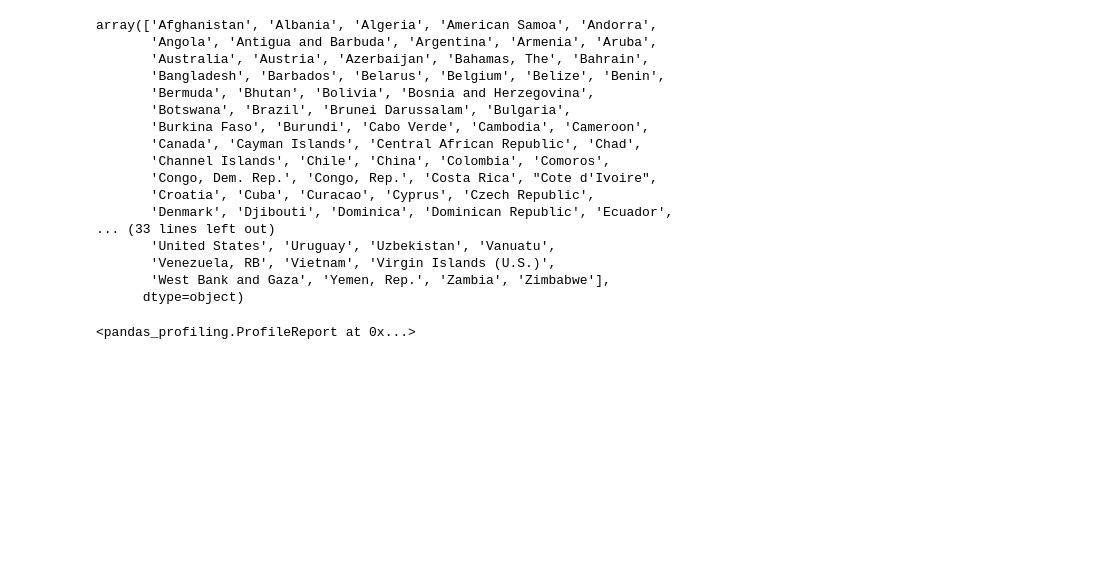
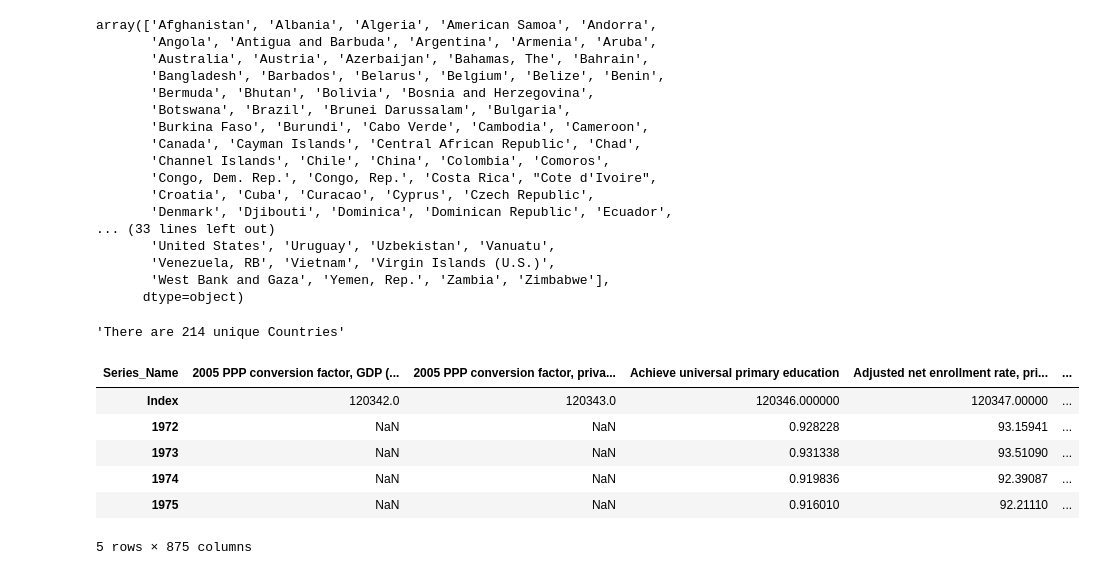
Before and after one commit to Andrew-Carl/United-Nations-Millennium-Development-Goals, a Jupyter notebook: Cleaning.ipynb, the cells around one changed output. Saved outputs shown, nothing was run; the diff lists cells and outputs as text; code cells hidden in the pictures; blank space fills up the shorter version.

Commit message:
Added a new function

```diff
--- a/Cleaning.ipynb
+++ b/Cleaning.ipynb
@@ -5,3 +1,20 @@ import numpy as np
+# %%
+# data manipulation and modeling
+import numpy as np
+import pandas as pd
+import pandas_profiling
+
+# graphix
+import matplotlib.pyplot as plt
+# import prettyplotlib as pplt
+import seaborn as sns
+
+# utility
+import os
+
+# notebook parameters
+pd.set_option('display.max_columns', 40) # number of columns in training set
+plt.rcParams['figure.figsize'] = (14.0, 8.0)
 # %%
 # Read in the data.
 df = pd.read_csv('./Datasets/TrainingSet.csv')
@@ -125,9 +136,30 @@ array(['Afghanistan', 'Albania', 'Algeria', 'American Samoa', 'Andorra',
        'Venezuela, RB', 'Vietnam', 'Virgin Islands (U.S.)',
        'West Bank and Gaza', 'Yemen, Rep.', 'Zambia', 'Zimbabwe'],
       dtype=object)
-# %%
-# There are a ton of NaN values in the dataframe.
-# I'm going to run pandas profiling to quickly see how many missing values there are.
-pandas_profiling.ProfileReport(df)
-# %% [output]
-<pandas_profiling.ProfileReport at 0x...>
+# %%
+# I am not about to count all of those by hand.
+'There are {} unique Countries'.format(df['Country'].nunique())
+# %% [output]
+'There are 214 unique Countries'
+# %%
+# Write a function that receives a country name and returns a
+# pandas DataFrame indexed by year with all the series as columns
+def country_series(country_name):
+    """
+    param 1 country_name: Country name to filter on.
+    returns: A Pandas DataFrame indexed by year with all the series as columns.
+    """
+    return df.loc[df['Country'] == country_name]\
+            .set_index('Series_Name')\
+            .drop(['Country', 'Series_Code'], axis=1)\
+            .T
+# %%
+country_series('Ireland').head()
+# %% [output]
+| Series_Name | 2005 PPP conversion factor, GDP (... | 2005 PPP conversion factor, priva... | Achieve universal primary education | Adjusted net enrollment rate, pri... | ... |
+| Index | 120342.0 | 120343.0 | 120346.000000 | 120347.00000 | ... |
+| 1972 | NaN | NaN | 0.928228 | 93.15941 | ... |
+| 1973 | NaN | NaN | 0.931338 | 93.51090 | ... |
+| 1974 | NaN | NaN | 0.919836 | 92.39087 | ... |
+| 1975 | NaN | NaN | 0.916010 | 92.21110 | ... |
+5 rows × 875 columns
```
Also changed, not shown: parts of 4 cells of this notebook.
